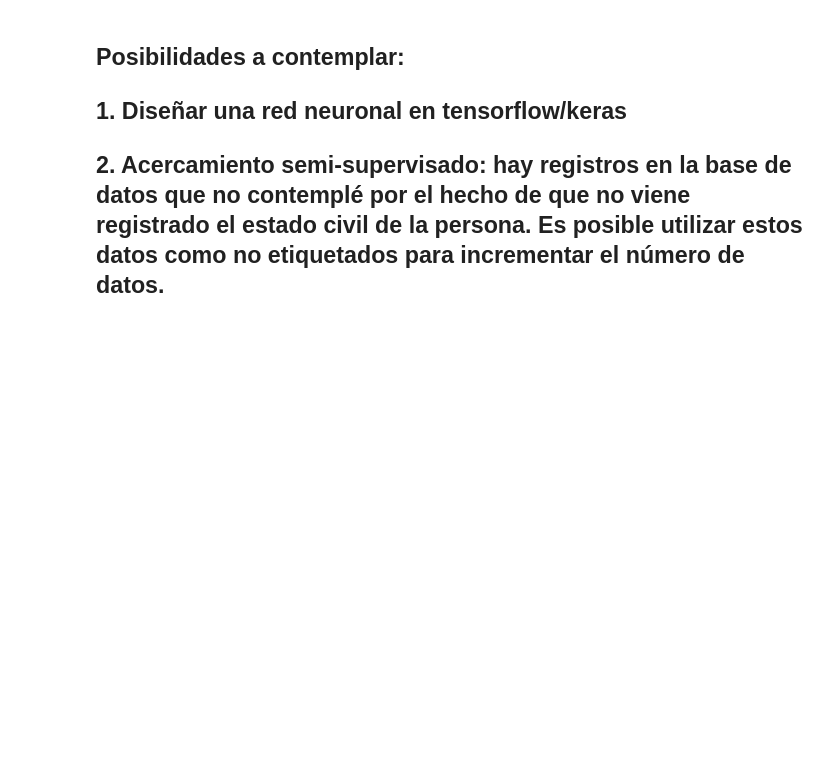
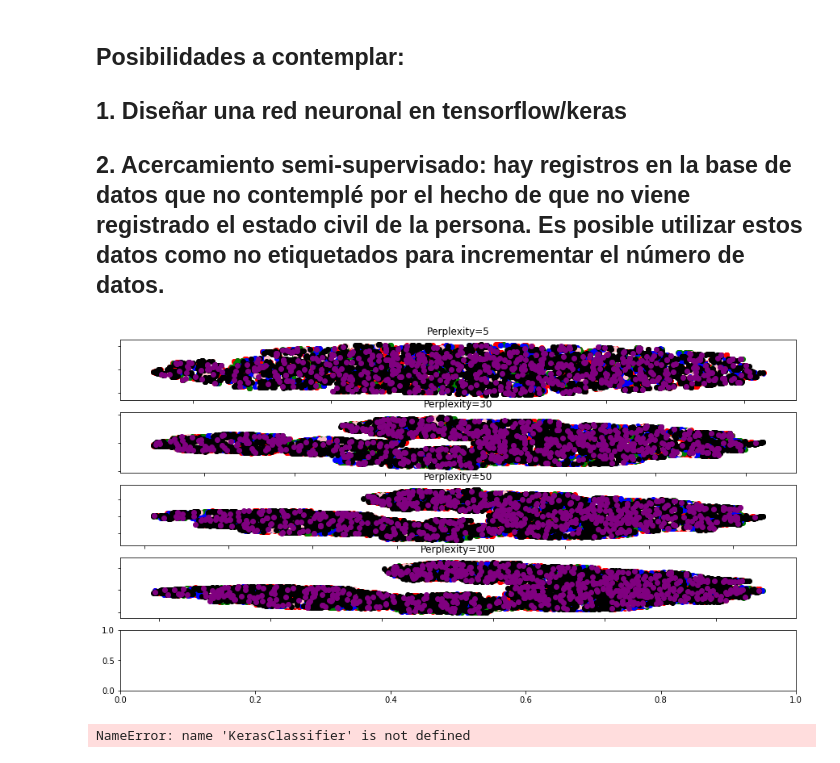
Before and after one commit to victornoriega/nhanes-project, a Jupyter notebook: Clasificacion.ipynb, the cells around one changed output. Cells and saved outputs as stored; diff of their text form; code cells hidden in the pictures; blank space fills up the shorter version.

```diff
--- a/Clasificacion.ipynb
+++ b/Clasificacion.ipynb
@@ -166,3 +173,54 @@ Exactitud promedio en 10 folds: 0.47102102271445656
 ## Posibilidades a contemplar:
 ## 1. Diseñar una red neuronal en tensorflow/keras
 ## 2. Acercamiento semi-supervisado: hay registros en la base de datos que no contemplé por el hecho de que no viene registrado el estado civil de la persona. Es posible utilizar estos datos como no etiquetados para incrementar el número de datos.
+# %%
+from matplotlib.ticker import NullFormatter
+from sklearn import manifold
+from time import time
+
+n_components = 2
+(fig, subplots) = plt.subplots(5, figsize=(15, 8))
+perplexities = [5, 30, 50, 100]
+X = x
+red = y == 1
+green = y == 2
+blue = y == 3
+pink = y == 4
+black = y == 5
+purple = y == 6
+
+
+for i, perplexity in enumerate(perplexities):
+    ax = subplots[i]
+
+    tsne = manifold.TSNE(n_components=n_components, init='random',
+                         random_state=0, perplexity=perplexity)
+    Y = tsne.fit_transform(X)
+    ax.set_title("Perplexity=%d" % perplexity)
+    ax.scatter(Y[red, 0], Y[red, 1], c="r")
+    ax.scatter(Y[green, 0], Y[green, 1], c="g")
+    ax.scatter(Y[blue, 0], Y[blue, 1], c="blue")
+    ax.scatter(Y[pink, 0], Y[pink, 1], c="pink")
+    ax.scatter(Y[black, 0], Y[black, 1], c="black")
+    ax.scatter(Y[purple, 0], Y[purple, 1], c="purple")
+    ax.xaxis.set_major_formatter(NullFormatter())
+    ax.yaxis.set_major_formatter(NullFormatter())
+    ax.axis('tight')
+# %% [output]
+[figure, added]
+# %%
+def baseline_model():
+    # create model
+    model = Sequential()
+    model.add(Dense(8, input_dim=4, activation='relu'))
+    model.add(Dense(3, activation='softmax'))
+    # Compile model
+    model.compile(loss='categorical_crossentropy', optimizer='adam', metrics=['accuracy'])
+    return model
+
+estimator = KerasClassifier(build_fn=baseline_model, epochs=200, batch_size=5, verbose=0)
+kfold = KFold(n_splits=10, shuffle=True)
+results = cross_val_score(estimator, x, y, cv=kfold)
+print("Baseline: %.2f%% (%.2f%%)" % (results.mean()*100, results.std()*100))
+# %% [output]
+NameError: name 'KerasClassifier' is not defined
```
Also changed, not shown: parts of 3 cells of this notebook.
